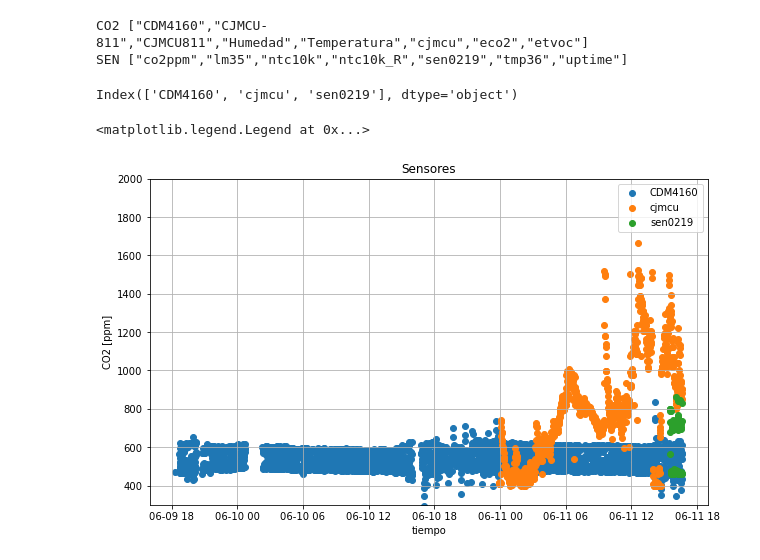
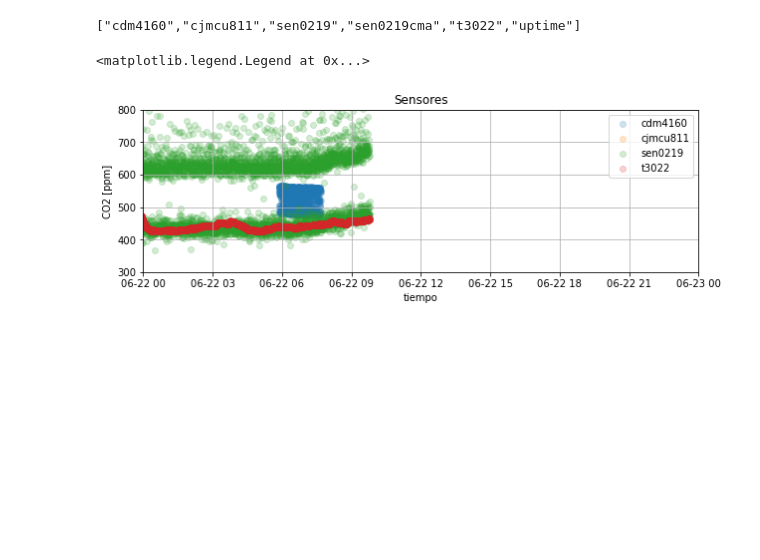
Before and after one commit to lata-mas/Monitor_co2_pistas_educativas, a Jupyter notebook: notebooks/001_descarga_guarda_ThingsBoard.ipynb, the cells around one changed output. Saved outputs shown, nothing was run; the diff lists cells and outputs as text; code cells hidden in the pictures; blank space fills up the shorter version.

Commit message:
libreta actualizada para un dispositivo

```diff
--- a/notebooks/001_descarga_guarda_ThingsBoard.ipynb
+++ b/notebooks/001_descarga_guarda_ThingsBoard.ipynb
@@ -8,7 +6,0 @@ from tb import *
-# %%
-#carga dispositivos y muestra sus "columnas" o "keys"  disponibles
-tb = TB(config_file='config_gbv.ini',device_name='CO2')
-sn = TB(config_file='config_gbv.ini',device_name='SEN')
-# %% [output]
-CO2 ["CDM4160","CJMCU-811","CJMCU811","Humedad","Temperatura","cjmcu","eco2","etvoc"]
-SEN ["co2ppm","lm35","ntc10k","ntc10k_R","sen0219","tmp36","uptime"]
@@ -20,28 +7,29 @@ cjm = tb.get_df(key="cjmcu")
-# %%
-datos = pd.concat([cdm,cjm,sen],axis=1)
-sensores = datos.columns
-sensores
-# %% [output]
-Index(['CDM4160', 'cjmcu', 'sen0219'], dtype='object')
+# %%
+tb = TB(config_file='config_gbv.ini',device_name='CO2')
+# %% [output]
+["cdm4160","cjmcu811","sen0219","sen0219cma","t3022","uptime"]
+# %%
+sensores = ["cdm4160","cjmcu811","sen0219","t3022"]
+datos = pd.concat([tb.get_df(key=sensor) for sensor in sensores],axis=1)
 # %%
-fig, ax = plt.subplots(figsize=(10,6))
+fig, ax = plt.subplots(figsize=(10,3))
 
-# fecha1 = parse("2021-06-10")
-# fecha2 = fecha1 + pd.Timedelta("1D")
-# ax.set_xlim(fecha1,fecha2)
+fecha1 = parse("2021-06-22")
+fecha2 = fecha1 + pd.Timedelta("1D")
+ax.set_xlim(fecha1,fecha2)
 
-ax.set_ylim(300,2000)
+ax.set_ylim(300,800)
 ax.set_ylabel("CO2 [ppm]")
 ax.set_xlabel("tiempo")
 ax.set_title("Sensores")
 ax.grid()
 
 for sensor in sensores:
-    ax.scatter(datos[sensor].index,datos[sensor],label=sensor)
+    ax.scatter(datos[sensor].index,datos[sensor],label=sensor,alpha=0.2)
 
 ax.legend()
 # %% [output]
 <matplotlib.legend.Legend at 0x...>
-[figure, old version]
+[figure, new version]
 # %%
 datos.to_csv("../data/sensores.csv")
```
Also changed, not shown: parts of 3 cells of this notebook, 2 other files.
